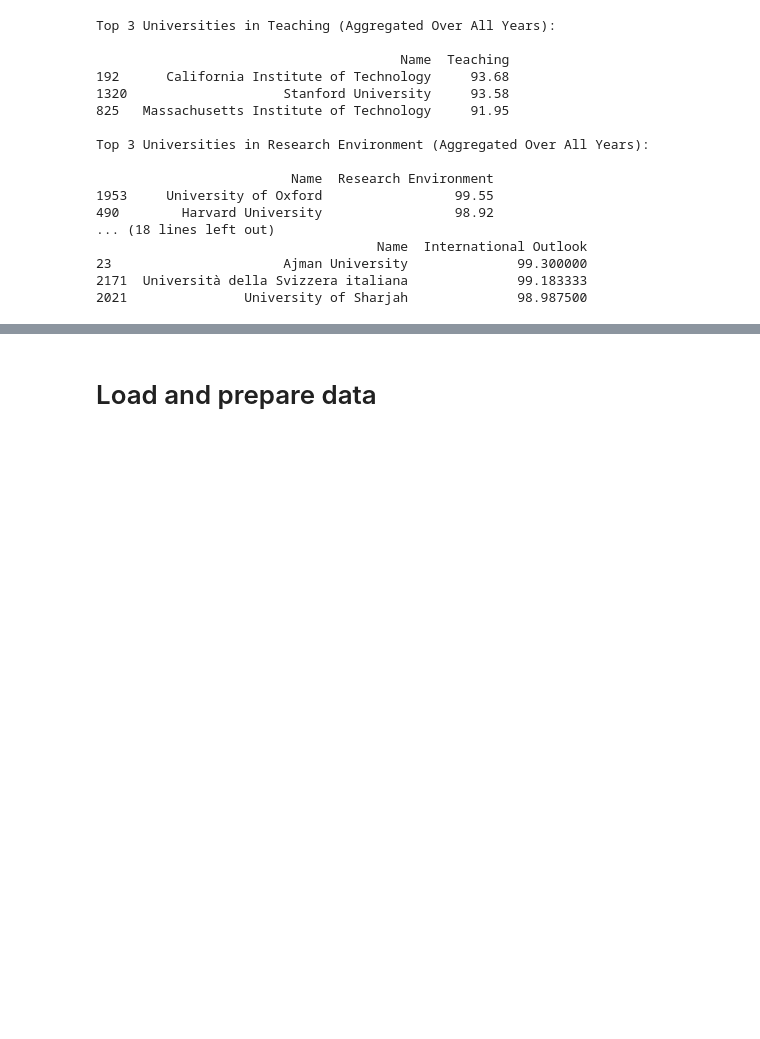
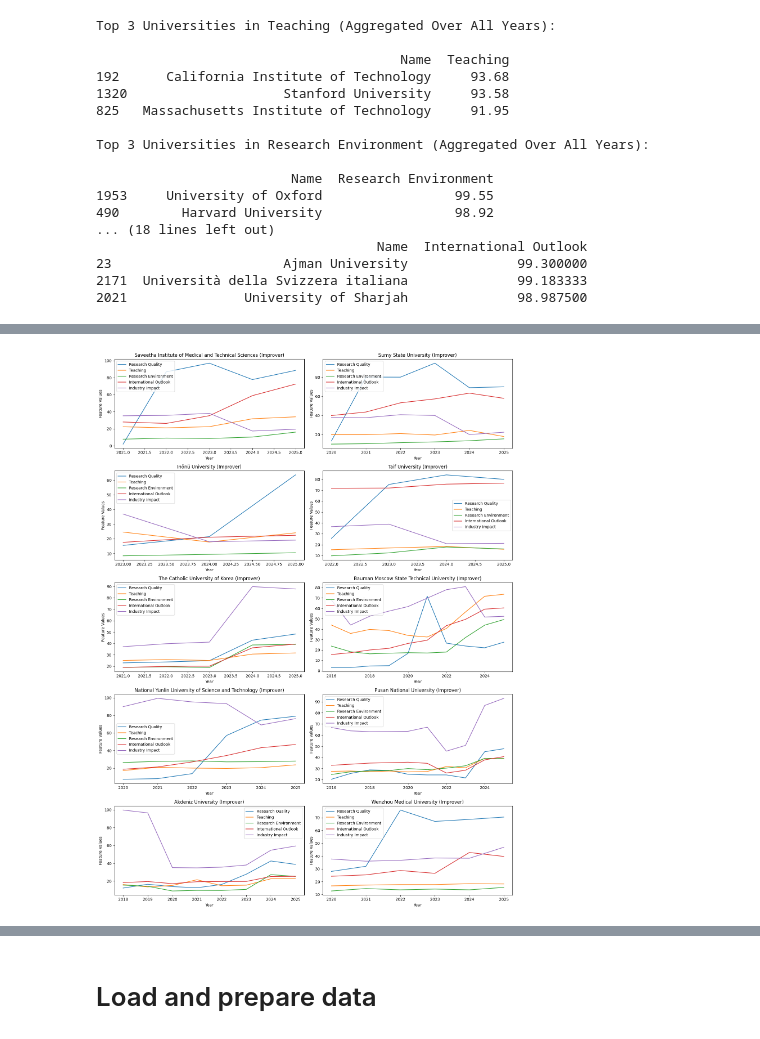
Before and after one commit to rcn255/dopp-project, a Jupyter notebook: kilians_super_awesome_regression_model.ipynb, the cells around one changed output, grey strips where cells are left out. Drawn from its saved outputs; the diff is of its cells as text; code cells hidden in the pictures; blank space fills up the shorter version.

```diff
--- a/kilians_super_awesome_regression_model.ipynb
+++ b/kilians_super_awesome_regression_model.ipynb
@@ -305,0 +396,80 @@ for field, top_universities in top_universities_by_field_2024.items():
+# %%
+def investigate_top_movers(df):
+
+    df_top_movers = df[~df["Rank Change"].isnull()]
+
+    # Identify top improvers and decliners
+    top_improvers = df_top_movers.nsmallest(10, "Rank Change")
+    top_decliners = df_top_movers.nlargest(10, "Rank Change")
+
+    # Output Top Movers
+    print("\nTop Improvers:")
+    print(top_improvers[["Name", "Year", "Rank", "Rank Change"]])
+
+    print("\nTop Decliners:")
+    print(top_decliners[["Name", "Year", "Rank", "Rank Change"]])
+
+    # Define key features for comparison
+    key_features = ["Research Quality", "Teaching", "Research Environment", "International Outlook", "Industry Impact"]
+
+    # Visualize Feature Changes for Improvers
+    fig, axes = plt.subplots(5, 2, figsize=(15, 20))
+    axes = axes.flatten()
+    for i, (index, row) in enumerate(top_improvers.iterrows()):
+        name = row["Name"]
+        university_data = df[df["Name"] == name].sort_values("Year")
+        university_data[key_features + ["Year"]].set_index("Year").plot(ax=axes[i])
+        axes[i].set_title(f"{name} (Improver)")
+        axes[i].set_ylabel("Feature Values")
+        axes[i].set_xlabel("Year")
+    plt.tight_layout()
+    plt.show()
+
+    # Visualize Feature Changes for Decliners
+    fig, axes = plt.subplots(5, 2, figsize=(15, 20))
+    axes = axes.flatten()
+    for i, (index, row) in enumerate(top_decliners.iterrows()):
+        name = row["Name"]
+        university_data = df[df["Name"] == name].sort_values("Year")
+        university_data[key_features + ["Year"]].set_index("Year").plot(ax=axes[i])
+        axes[i].set_title(f"{name} (Decliner)")
+        axes[i].set_ylabel("Feature Values")
+        axes[i].set_xlabel("Year")
+    plt.tight_layout()
+    plt.show()
+
+    # Grouped Bar Plot for Improvers and Decliners
+    improvers_stats = []
+    decliners_stats = []
+    for index, row in top_improvers.iterrows():
+        name = row["Name"]
+        year = row["Year"]
+        previous_year = df[(df["Name"] == name) & (df["Year"] == year - 1)]
+        if not previous_year.empty:
+            diff = row[key_features] - previous_year[key_features].iloc[0]
+            improvers_stats.append(diff)
+
+    for index, row in top_decliners.iterrows():
+        name = row["Name"]
+        year = row["Year"]
+        previous_year = df[(df["Name"] == name) & (df["Year"] == year - 1)]
+        if not previous_year.empty:
+            diff = row[key_features] - previous_year[key_features].iloc[0]
+            decliners_stats.append(diff)
+
+    improvers_stats = pd.DataFrame(improvers_stats, columns=key_features)
+    decliners_stats = pd.DataFrame(decliners_stats, columns=key_features)
+
+    improvers_mean = improvers_stats.mean()
+    decliners_mean = decliners_stats.mean()
+    df_changes = pd.DataFrame({"Improvers": improvers_mean, "Decliners": decliners_mean})
+
+    df_changes.plot(kind="bar", figsize=(10, 6))
+    plt.title("Feature Changes for Top Improvers and Decliners")
+    plt.ylabel("Average Change")
+    plt.xticks(rotation=45, ha='right')
+    plt.tight_layout()
+    plt.show()
+
+investigate_top_movers(df)
+# %% [output]
@@ -305,0 +493 @@ for field, top_universities in top_universities_by_field_2024.items():
+[figure, added]
```
Also changed, not shown: parts of 19 cells of this notebook.
